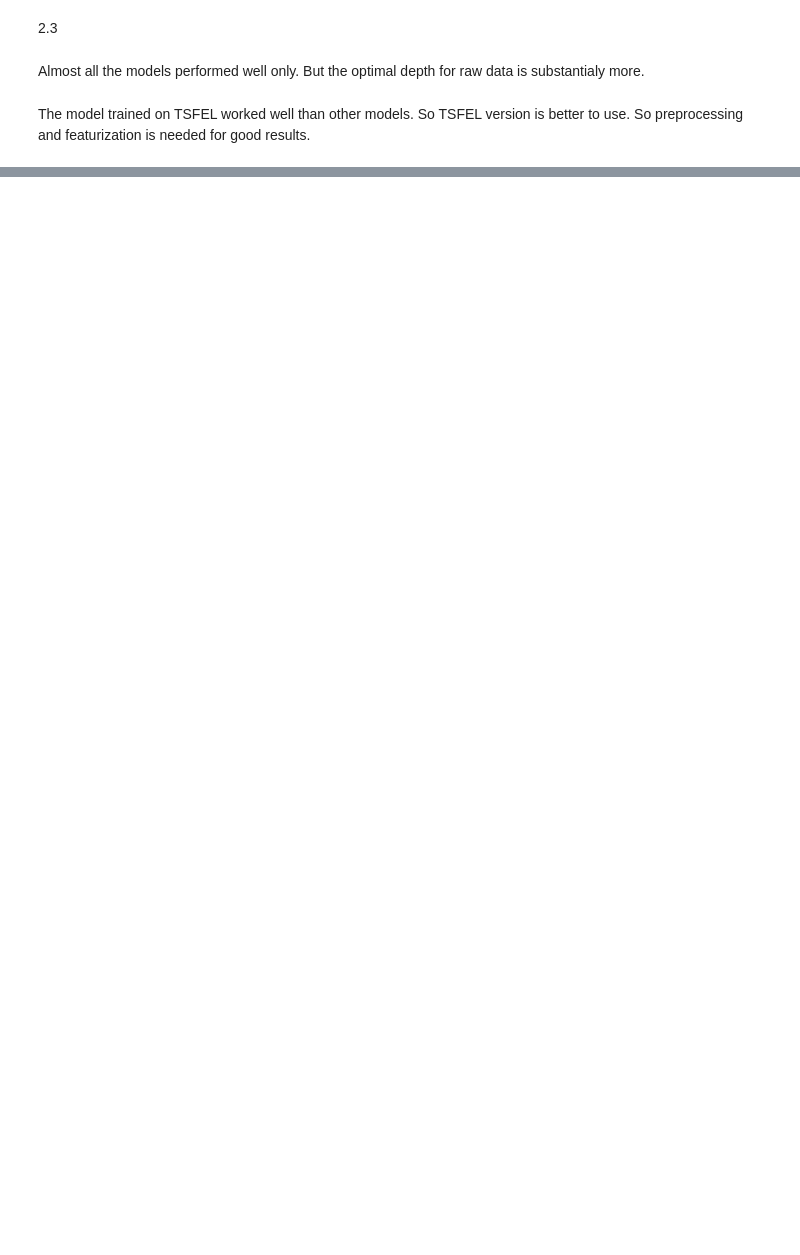
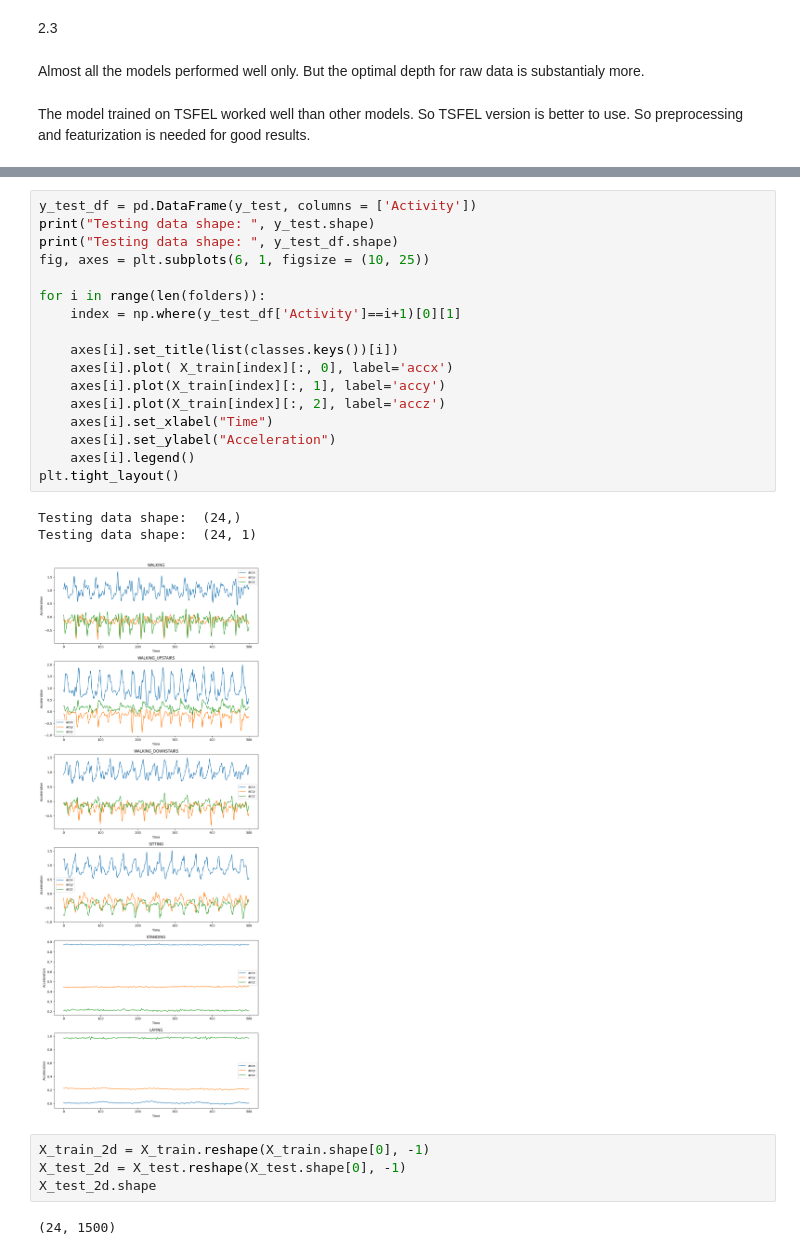
Before and after one commit to VenkatReddybathuni/es335-24-fall-assignment-1, a Jupyter notebook: HAR/Task1_2.ipynb, the cells around one changed output, grey strips where cells are left out. Saved outputs shown, nothing was run; the diff lists cells and outputs as text; blank space fills up the shorter version.

```diff
--- a/HAR/Task1_2.ipynb
+++ b/HAR/Task1_2.ipynb
@@ -594,0 +658,27 @@ So preprocessing and featurization is needed for good results.
+# %%
+y_test_df = pd.DataFrame(y_test, columns = ['Activity'])
+print("Testing data shape: ", y_test.shape)
+print("Testing data shape: ", y_test_df.shape)
+fig, axes = plt.subplots(6, 1, figsize = (10, 25))
+
+for i in range(len(folders)):
+    index = np.where(y_test_df['Activity']==i+1)[0][1]
+
+    axes[i].set_title(list(classes.keys())[i])
+    axes[i].plot( X_train[index][:, 0], label='accx')
+    axes[i].plot(X_train[index][:, 1], label='accy')
+    axes[i].plot(X_train[index][:, 2], label='accz')
+    axes[i].set_xlabel("Time")
+    axes[i].set_ylabel("Acceleration")
+    axes[i].legend()
+plt.tight_layout()
+# %% [output]
+Testing data shape:  (24,)
+Testing data shape:  (24, 1)
+[figure, added]
+# %%
+X_train_2d = X_train.reshape(X_train.shape[0], -1)
+X_test_2d = X_test.reshape(X_test.shape[0], -1)
+X_test_2d.shape
+# %% [output]
+(24, 1500)
```
Also changed, not shown: parts of 26 cells of this notebook, 4 other files.
